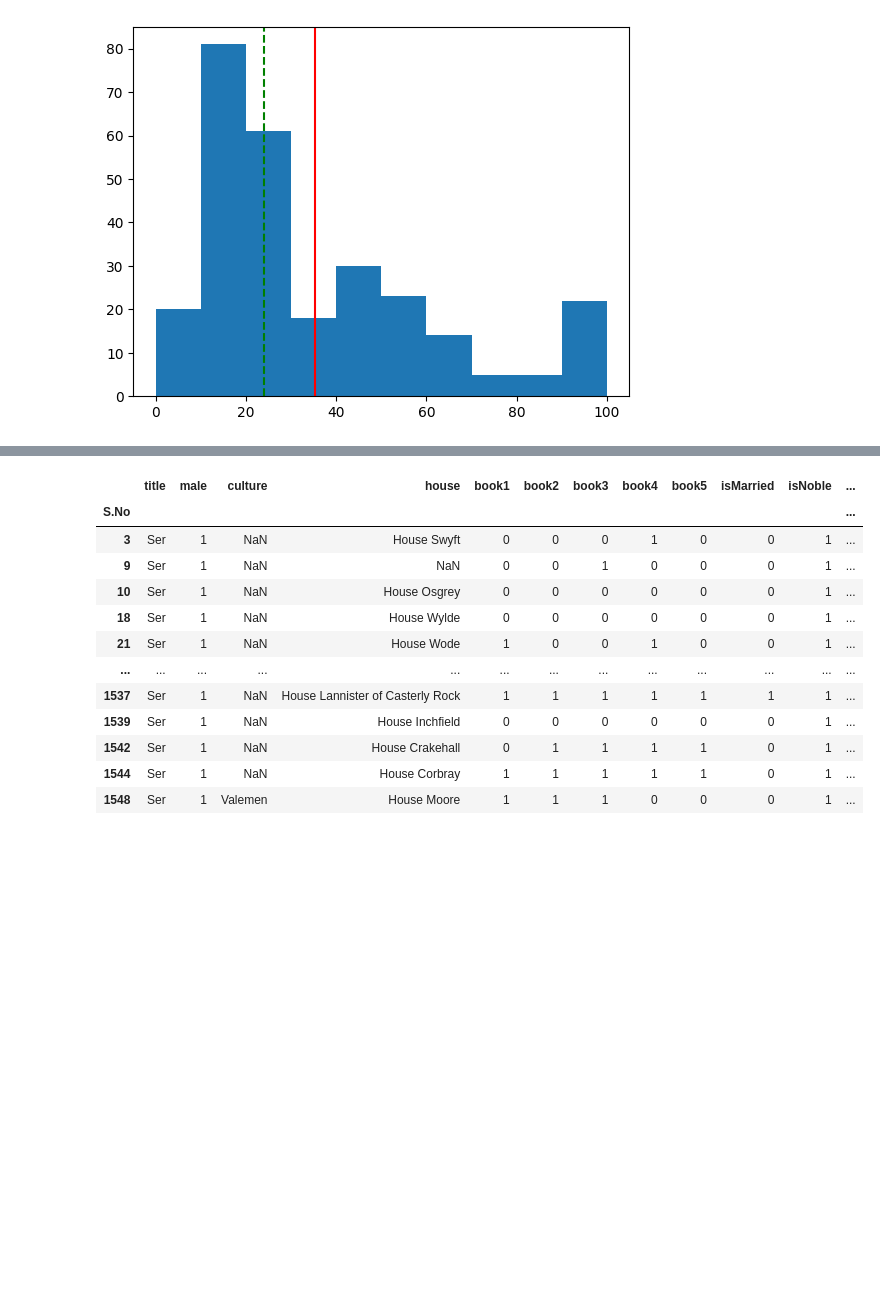
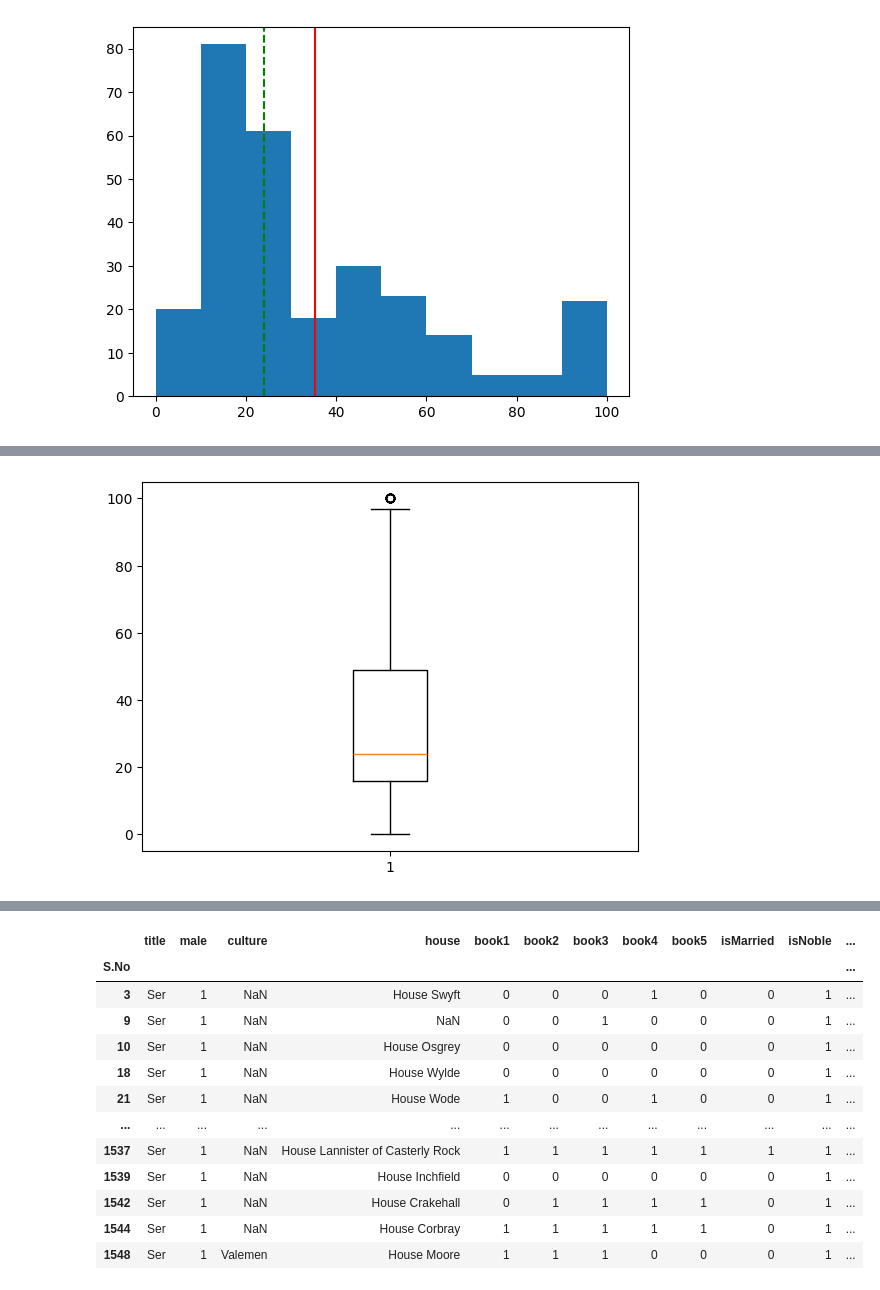
Before and after one commit to episode16/Py, a Jupyter notebook: DLS_mipt/game_of_thrones_hw1/hw_1_game_of_thrones_ipynb.ipynb, the cells around one changed output, grey strips where cells are left out. Cells and saved outputs as stored; diff of their text form; code cells hidden in the pictures; blank space fills up the shorter version.

```diff
--- a/DLS_mipt/game_of_thrones_hw1/hw_1_game_of_thrones_ipynb.ipynb
+++ b/DLS_mipt/game_of_thrones_hw1/hw_1_game_of_thrones_ipynb.ipynb
@@ -282,0 +306,6 @@ plt.show()
+# %%
+# Построить boxplot для выявления выбросов
+plt.boxplot(df['age'].dropna())
+plt.show()
+# %% [output]
+[figure, added]
```
Also changed, not shown: parts of 5 cells of this notebook.
